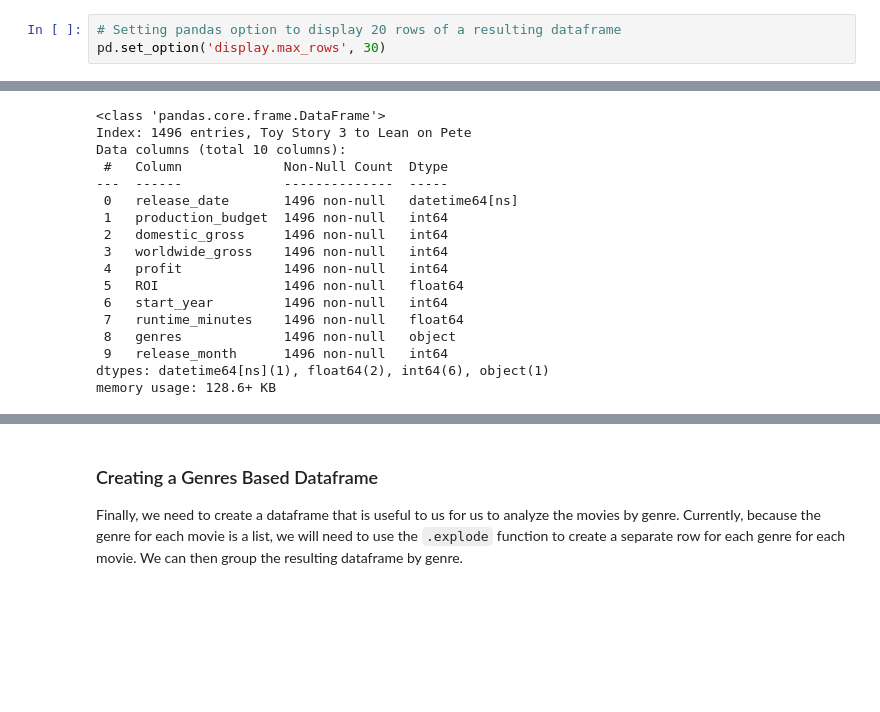
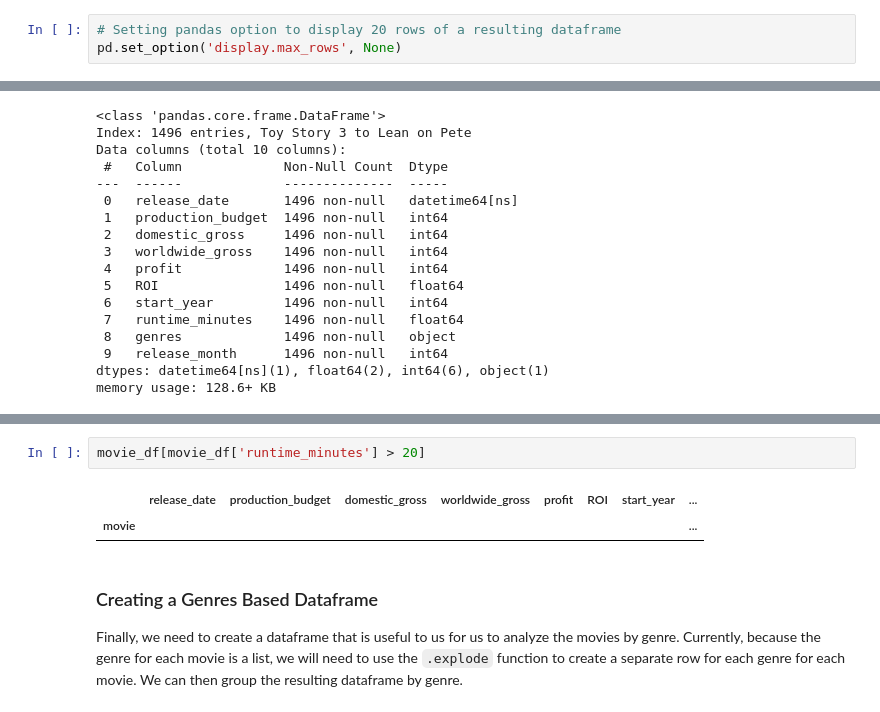
Before and after one commit to uijallen/Microsoft_Movie_Analysis, a Jupyter notebook: Microsoft_Movie_Madness.ipynb, the cells around one changed output, grey strips where cells are left out. Cells and saved outputs as stored; diff of their text form; blank space fills up the shorter version.

```diff
--- a/Microsoft_Movie_Madness.ipynb
+++ b/Microsoft_Movie_Madness.ipynb
@@ -86,7 +86,7 @@ plt.rc('legend', fontsize=12)
 %matplotlib inline
 # %%
 # Setting pandas option to display 20 rows of a resulting dataframe
-pd.set_option('display.max_rows', 30)
+pd.set_option('display.max_rows', None)
 # %% [markdown]
 ### Reading In Data
 
@@ -579,3 +599,8 @@ memory usage: 128.6+ KB
+# %%
+movie_df[movie_df['runtime_minutes'] > 20]
+# %% [output]
+|  | release_date | production_budget | domestic_gross | worldwide_gross | profit | ROI | start_year | ... |
+| movie |  |  |  |  |  |  |  | ... |
 # %% [markdown]
 ### Creating a Genres Based Dataframe
 Finally, we need to create a dataframe that is useful to us for us to analyze the movies by genre. Currently, because the genre for each movie is a list, we will need to use the `.explode` function to create a separate row for each genre for each movie.  We can then group the resulting dataframe by genre.
```
Also changed, not shown: parts of 1 cell of this notebook, 2 other files.
